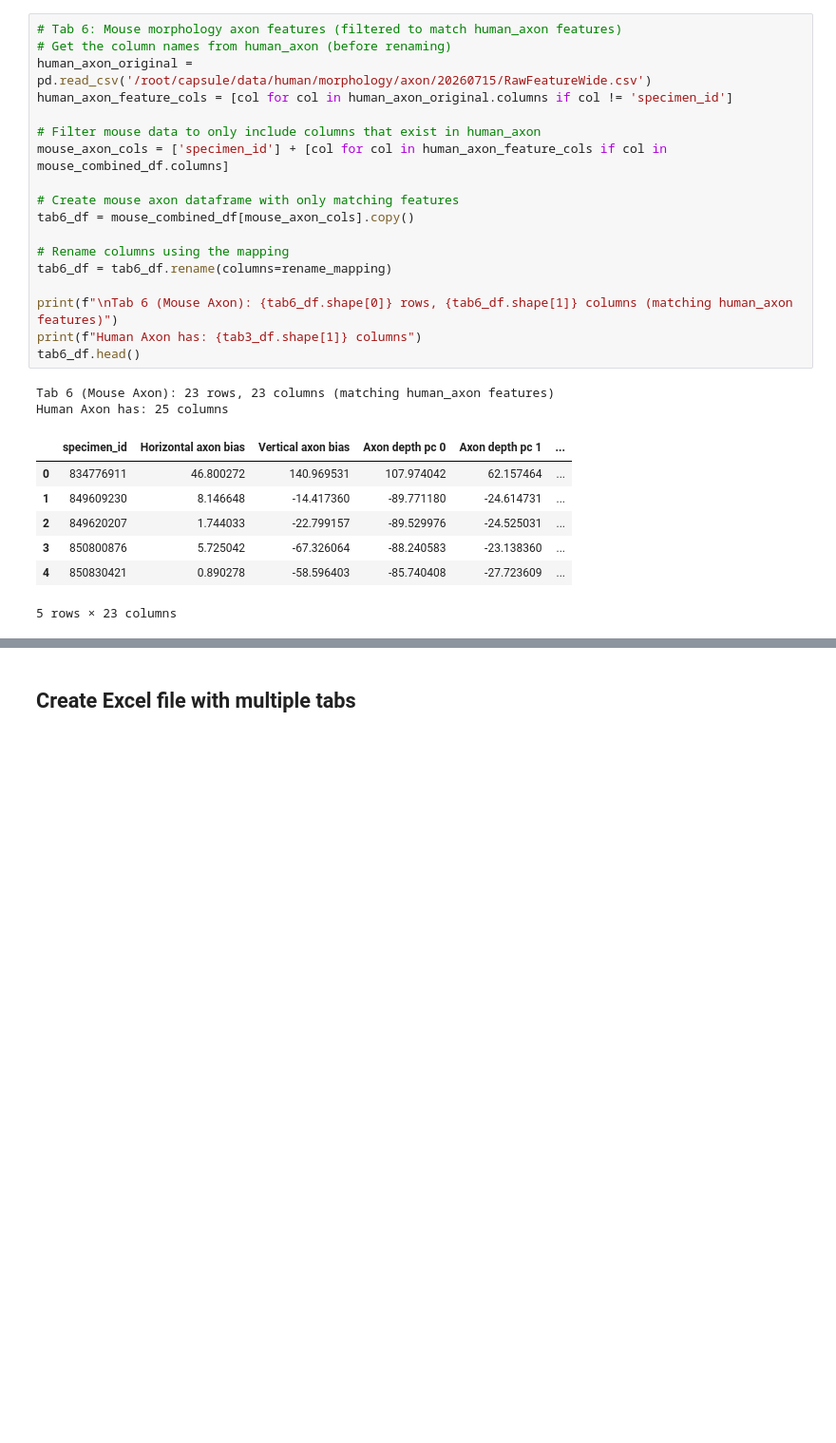
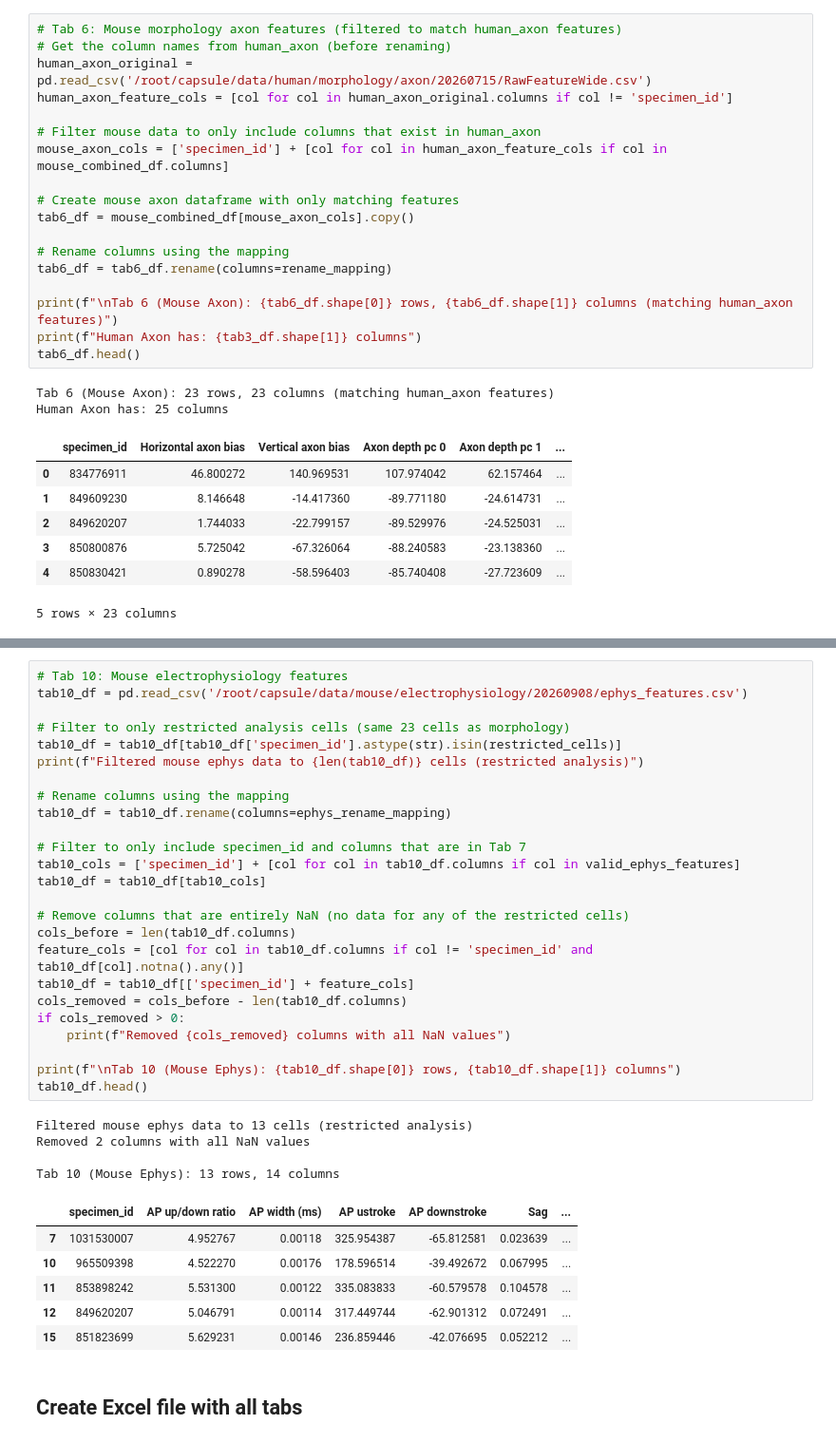
Before and after one commit to AllenInstitute/human_patchseq_excitatory, a Jupyter notebook: code/tables/1_generate_feature_table.ipynb, the cells around one changed output, grey strips where cells are left out. Shown at 95% size. Drawn from its saved outputs; the diff is of its cells as text; blank space fills up the shorter version.

```diff
--- a/code/tables/1_generate_feature_table.ipynb
+++ b/code/tables/1_generate_feature_table.ipynb
@@ -159,3 +240,39 @@ Human Axon has: 25 columns
+# %%
+# Tab 10: Mouse electrophysiology features
+tab10_df = pd.read_csv('/root/capsule/data/mouse/electrophysiology/20260908/ephys_features.csv')
+
+# Filter to only restricted analysis cells (same 23 cells as morphology)
+tab10_df = tab10_df[tab10_df['specimen_id'].astype(str).isin(restricted_cells)]
+print(f"Filtered mouse ephys data to {len(tab10_df)} cells (restricted analysis)")
+
+# Rename columns using the mapping
+tab10_df = tab10_df.rename(columns=ephys_rename_mapping)
+
+# Filter to only include specimen_id and columns that are in Tab 7
+tab10_cols = ['specimen_id'] + [col for col in tab10_df.columns if col in valid_ephys_features]
+tab10_df = tab10_df[tab10_cols]
+
+# Remove columns that are entirely NaN (no data for any of the restricted cells)
+cols_before = len(tab10_df.columns)
+feature_cols = [col for col in tab10_df.columns if col != 'specimen_id' and tab10_df[col].notna().any()]
+tab10_df = tab10_df[['specimen_id'] + feature_cols]
+cols_removed = cols_before - len(tab10_df.columns)
+if cols_removed > 0:
+    print(f"Removed {cols_removed} columns with all NaN values")
+
+print(f"\nTab 10 (Mouse Ephys): {tab10_df.shape[0]} rows, {tab10_df.shape[1]} columns")
+tab10_df.head()
+# %% [output]
+Filtered mouse ephys data to 13 cells (restricted analysis)
+Removed 2 columns with all NaN values
+
+Tab 10 (Mouse Ephys): 13 rows, 14 columns
+|  | specimen_id | AP up/down ratio | AP width (ms) | AP ustroke | AP downstroke | Sag | ... |
+| 7 | 1031530007 | 4.952767 | 0.00118 | 325.954387 | -65.812581 | 0.023639 | ... |
+| 10 | 965509398 | 4.522270 | 0.00176 | 178.596514 | -39.492672 | 0.067995 | ... |
+| 11 | 853898242 | 5.531300 | 0.00122 | 335.083833 | -60.579578 | 0.104578 | ... |
+| 12 | 849620207 | 5.046791 | 0.00114 | 317.449744 | -62.901312 | 0.072491 | ... |
+| 15 | 851823699 | 5.629231 | 0.00146 | 236.859446 | -42.076695 | 0.052212 | ... |
 # %% [markdown]
-## Create Excel file with multiple tabs
+## Create Excel file with all tabs
 # %%
```
Also changed, not shown: parts of 6 cells of this notebook.
